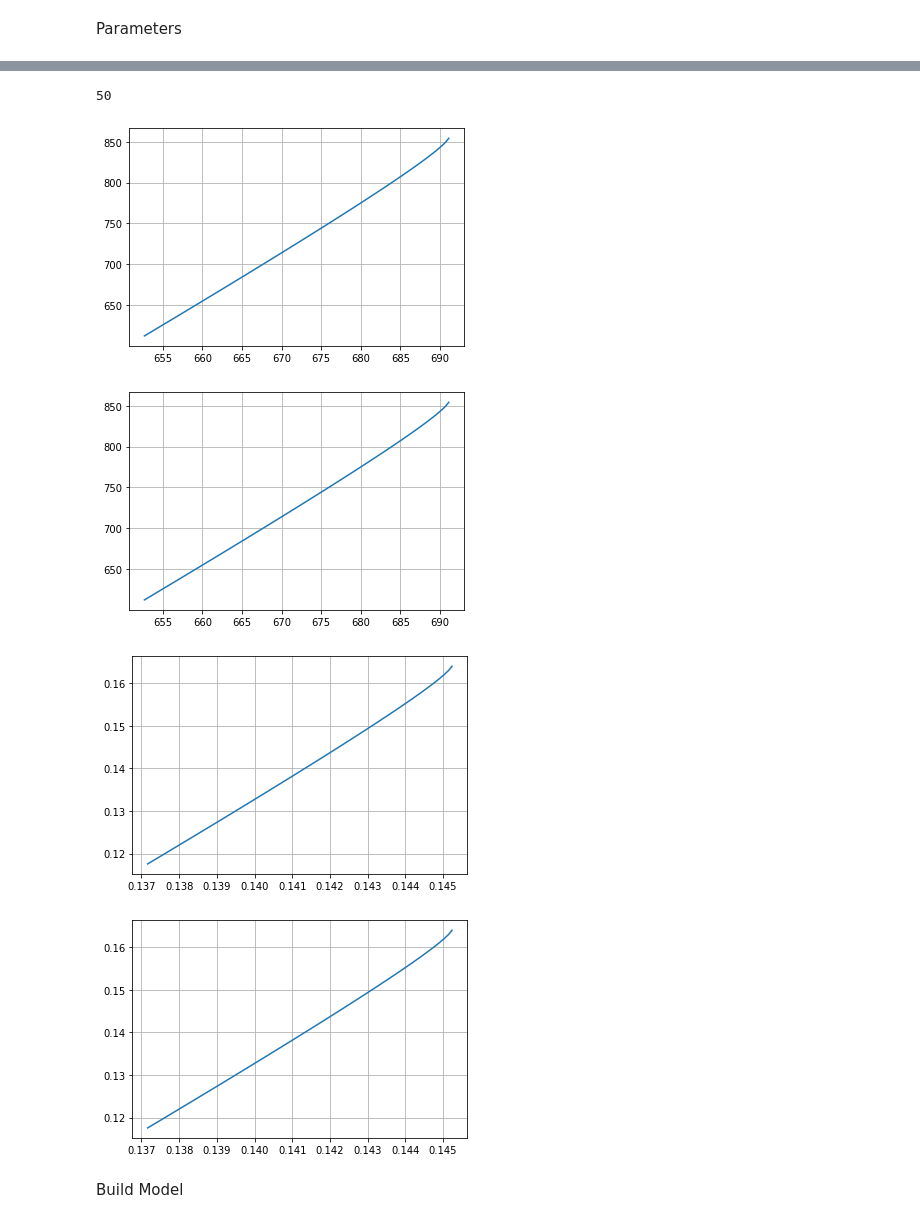
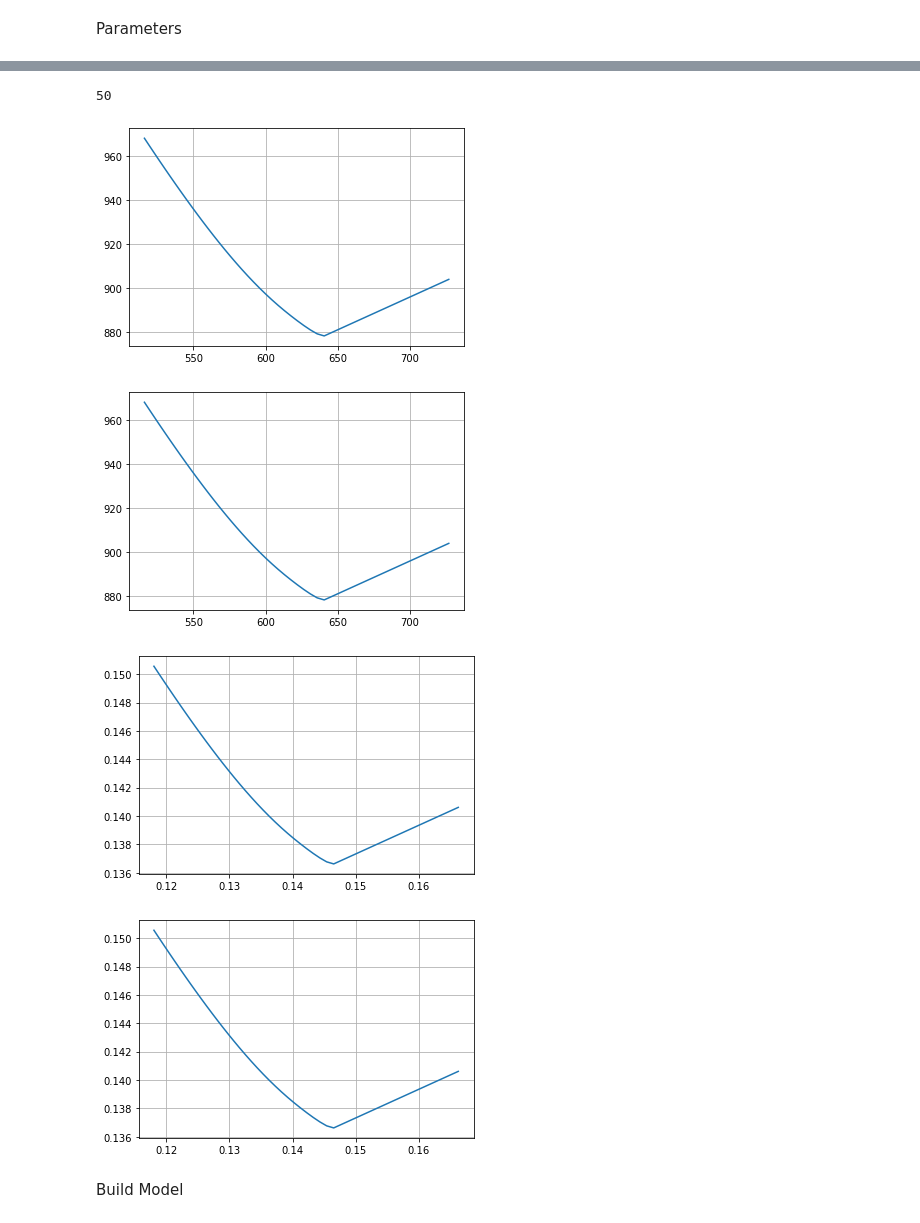
Before and after one commit to Nishant-Ramakuru/Inference-based-GNNS, a Jupyter notebook: simulations/models.ipynb, the cells around one changed output, grey strips where cells are left out. Cells and saved outputs as stored; diff of their text form; code cells hidden in the pictures.

```diff
--- a/simulations/models.ipynb
+++ b/simulations/models.ipynb
@@ -104,8 +104,8 @@ x = []
 y = []
 
 for i in range(50):
-  x.append(df.trajectory[i][agent][0])
-  y.append(df.trajectory[i][agent][1])
+  x.append(df.trajectory[5000+i][agent][0])
+  y.append(df.trajectory[5000+i][agent][1])
 
 %matplotlib inline
 print(len(x))
@@ -127,7 +127,7 @@ for w in range(len(df)):
       eDistance = math.hypot(i[0] - j[0], i[1] - j[1])
       if a == b:
         d.append(0)
-      elif int(eDistance) <= 200:
+      elif int(eDistance) <= 45:
         d.append(1)
       else:
         d.append(0)
@@ -187,8 +187,8 @@ Train Shape: torch.Size([2000, 10, 4])
 x = []
 y = []
 for time_step in range(50):
-  x.append(train_data[time_step][agent][0])
-  y.append(train_data[time_step][agent][1])
+  x.append(val_data[time_step][agent][0])
+  y.append(val_data[time_step][agent][1])
 
 %matplotlib inline
 print(len(x))
@@ -197,7 +197,7 @@ plt.grid()
 plt.show()
 # %% [output]
 50
-[figure, old version]
+[figure, new version]
 # %%
 train_data = train_data.reshape([int(params["num_train"]/50),50,10,4])
 val_data = val_data.reshape([int(params["num_val"]/50),50,10,4])
@@ -210,15 +210,15 @@ test_edges = test_edges.reshape([int(params['num_test']/50),50,90])
 x = []
 y = []
 for time_step in range(50):
-  x.append(train_data[0][time_step][agent][0])
-  y.append(train_data[0][time_step][agent][1])
+  x.append(val_data[0][time_step][agent][0])
+  y.append(val_data[0][time_step][agent][1])
 
 %matplotlib inline
 plt.plot(x,y)
 plt.grid()
 plt.show()
 # %% [output]
-[figure, old version]
+[figure, new version]
 # %%
 train_data = torch.nn.functional.normalize(train_data)
 val_data = torch.nn.functional.normalize(val_data)
@@ -226,15 +226,15 @@ test_data = torch.nn.functional.normalize(test_data)
 # %%
 x = []
 y = []
 for time_step in range(50):
-  x.append(train_data[0][time_step][agent][0])
-  y.append(train_data[0][time_step][agent][1])
+  x.append(val_data[0][time_step][agent][0])
+  y.append(val_data[0][time_step][agent][1])
 %matplotlib inline
 plt.plot(x,y)
 plt.grid()
 plt.show()
 # %% [output]
-[figure, old version]
+[figure, new version]
 # %%
 DATA = []
 
@@ -254,14 +254,14 @@ for i in range(test_data.shape[0]):
 x = []
 y = []
 for time_step in range(50):
-  x.append(DATA[0]['inputs'][0][time_step][a][0])
-  y.append(DATA[0]['inputs'][0][time_step][a][1])
+  x.append(VAL[0]['inputs'][0][time_step][a][0])
+  y.append(VAL[0]['inputs'][0][time_step][a][1])
 %matplotlib inline
 plt.plot(x,y)
 plt.grid()
 plt.show()
 # %% [output]
-[figure, old version]
+[figure, new version]
 # %%
 model_types = [#RecurrentBaseline,
                #DNRI,
```
Also changed, not shown: parts of 12 cells of this notebook.
